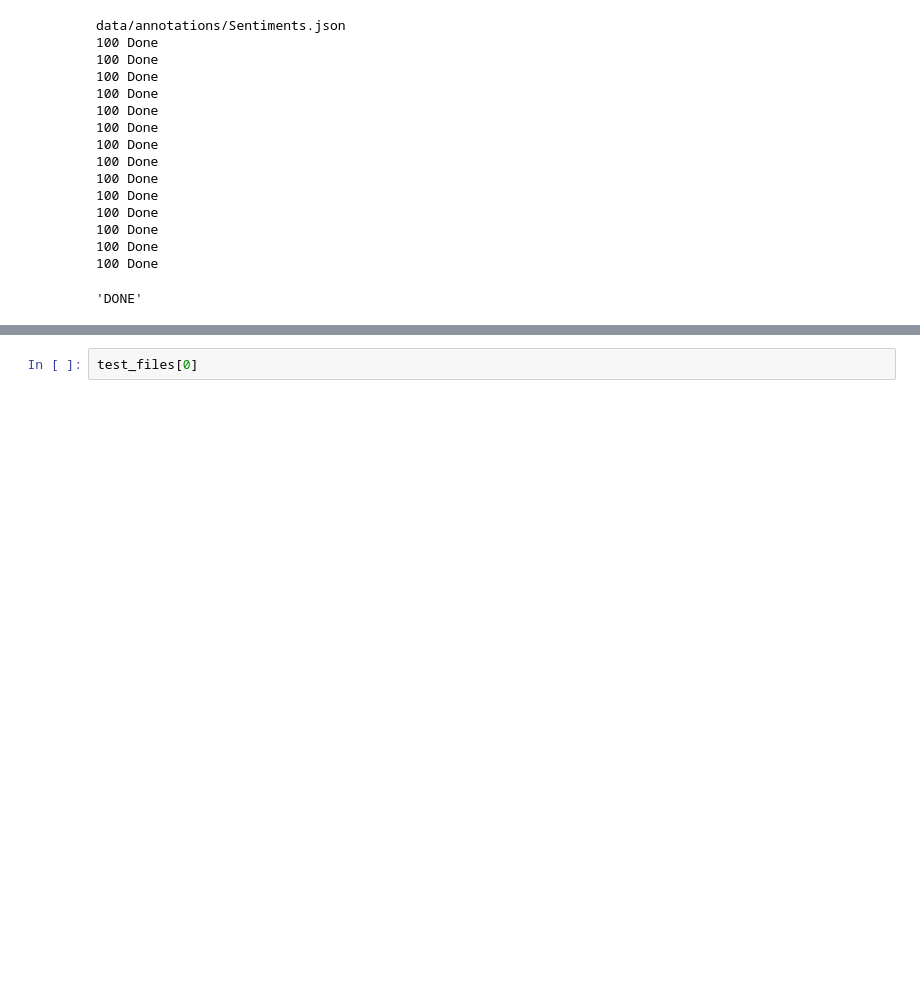
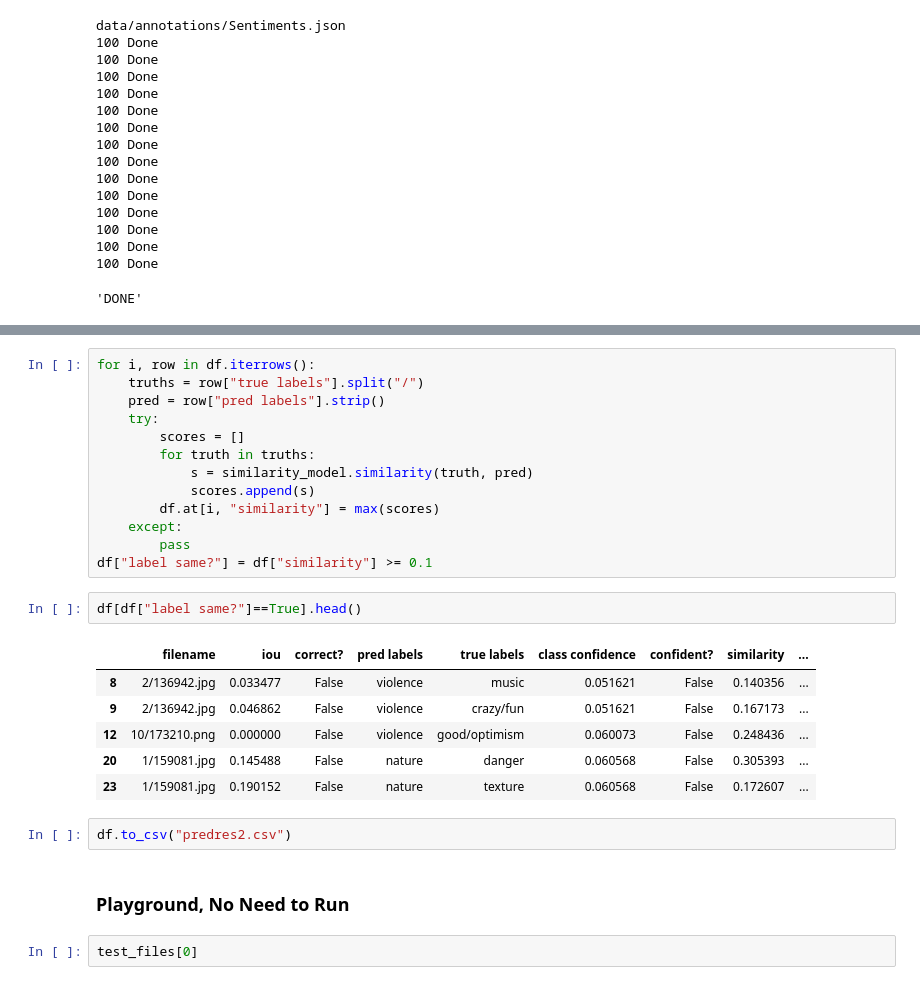
Before and after one commit to joeechua/Ads-Decoder_ext, a Jupyter notebook: bsight.ipynb, the cells around one changed output, grey strips where cells are left out. Cells and saved outputs as stored; diff of their text form; blank space fills up the shorter version.

```diff
--- a/bsight.ipynb
+++ b/bsight.ipynb
@@ -239,3 +287,29 @@ data/annotations/Sentiments.json
+# %%
+for i, row in df.iterrows():
+    truths = row["true labels"].split("/")
+    pred = row["pred labels"].strip()
+    try:
+        scores = []
+        for truth in truths:
+            s = similarity_model.similarity(truth, pred)
+            scores.append(s)
+        df.at[i, "similarity"] = max(scores)
+    except:
+        pass
+df["label same?"] = df["similarity"] >= 0.1
+# %%
+df[df["label same?"]==True].head()
+# %% [output]
+|  | filename | iou | correct? | pred labels | true labels | class confidence | confident? | similarity | ... |
+| 8 | 2/136942.jpg | 0.033477 | False | violence | music | 0.051621 | False | 0.140356 | ... |
+| 9 | 2/136942.jpg | 0.046862 | False | violence | crazy/fun | 0.051621 | False | 0.167173 | ... |
+| 12 | 10/173210.png | 0.000000 | False | violence | good/optimism | 0.060073 | False | 0.248436 | ... |
+| 20 | 1/159081.jpg | 0.145488 | False | nature | danger | 0.060568 | False | 0.305393 | ... |
+| 23 | 1/159081.jpg | 0.190152 | False | nature | texture | 0.060568 | False | 0.172607 | ... |
+# %%
+df.to_csv("predres2.csv")
+# %% [markdown]
+### Playground, No Need to Run
 # %%
 test_files[0]
 # %% [output]
```
Also changed, not shown: parts of 24 cells of this notebook.
